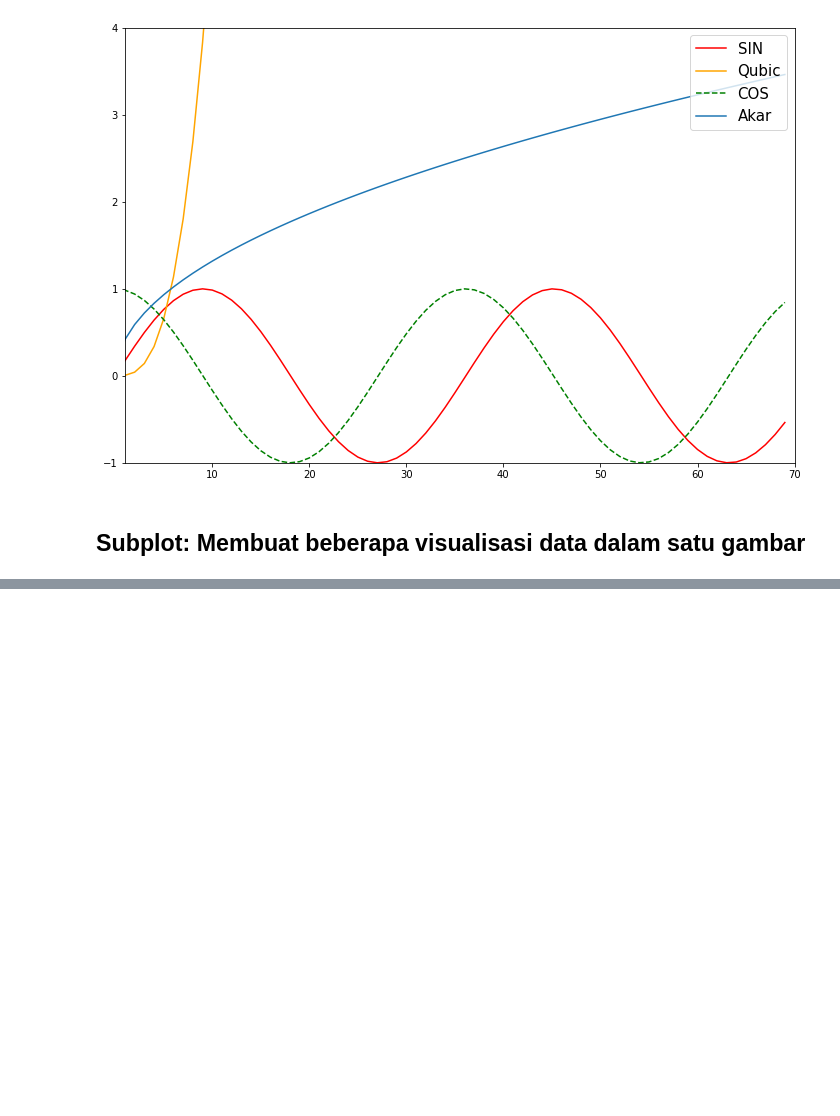
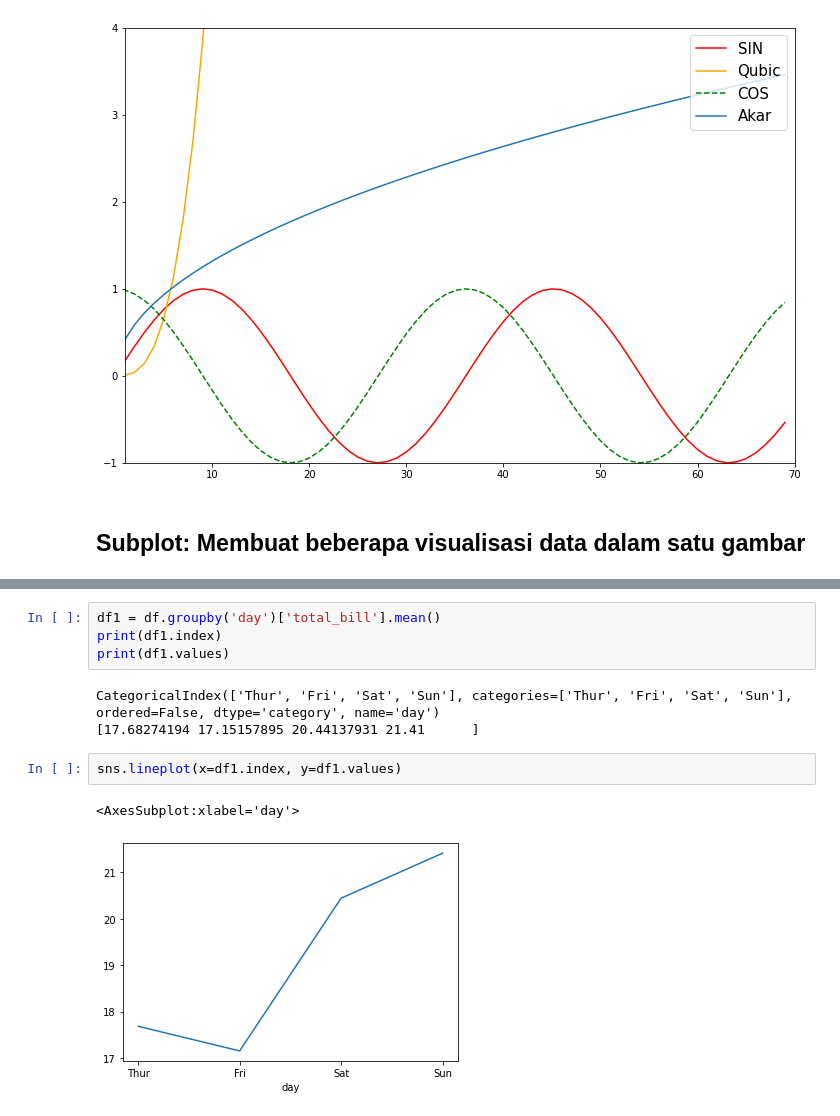
Before and after one commit to rasyidev/devalopa-class, a Jupyter notebook: Minggu-4/Visualisasi Data.ipynb, the cells around one changed output, grey strips where cells are left out. Drawn from its saved outputs; the diff is of its cells as text; blank space fills up the shorter version.

```diff
--- a/Minggu-4/Visualisasi Data.ipynb
+++ b/Minggu-4/Visualisasi Data.ipynb
@@ -89,0 +142,12 @@ plt.show()
+# %%
+df1 = df.groupby('day')['total_bill'].mean()
+print(df1.index)
+print(df1.values)
+# %% [output]
+CategoricalIndex(['Thur', 'Fri', 'Sat', 'Sun'], categories=['Thur', 'Fri', 'Sat', 'Sun'], ordered=False, dtype='category', name='day')
+[17.68274194 17.15157895 20.44137931 21.41      ]
+# %%
+sns.lineplot(x=df1.index, y=df1.values)
+# %% [output]
+<AxesSubplot:xlabel='day'>
+[figure, added]
```
Also changed, not shown: parts of 8 cells of this notebook.
